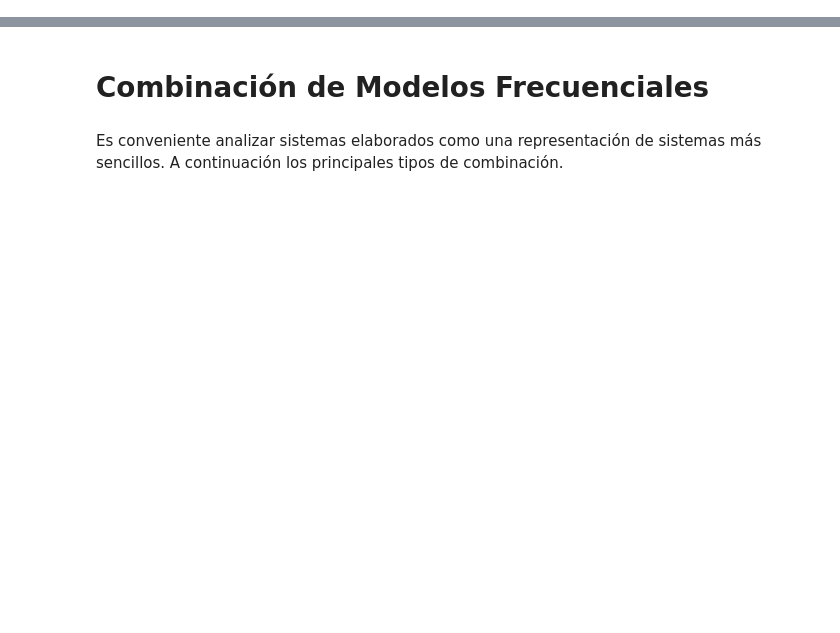
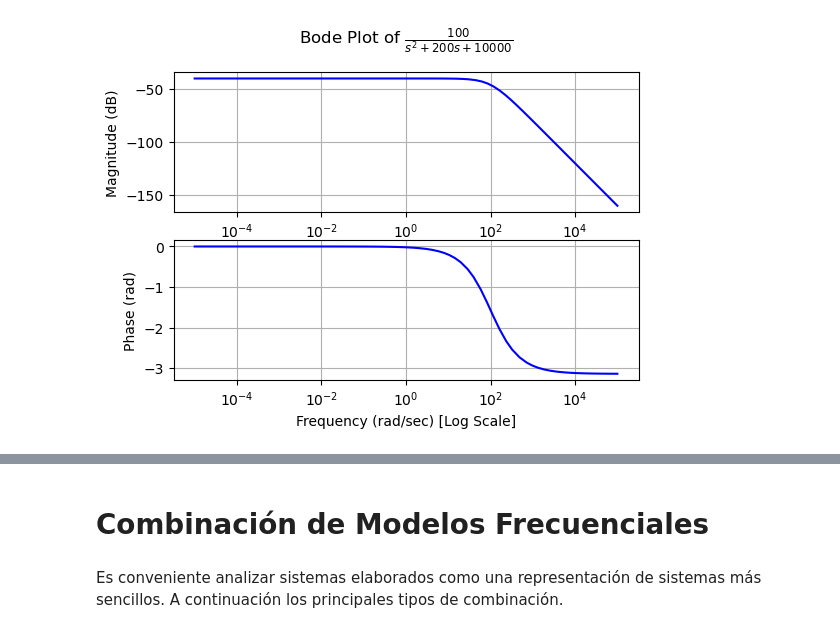
Before and after one commit to pierrediazp/Se-ales_y_Sistemas, a Jupyter notebook: 08_Combinaciones.ipynb, the cells around one changed output, grey strips where cells are left out. Saved outputs shown, nothing was run; the diff lists cells and outputs as text; code cells hidden in the pictures; blank space fills up the shorter version.

```diff
--- a/08_Combinaciones.ipynb
+++ b/08_Combinaciones.ipynb
@@ -22,0 +33,7 @@ def db(x):
+# %%
+H2 = TransferFunction(100,s**2+200*s+10000, s)
+plt.rcParams['figure.figsize'] = 6, 4
+
+bode_plot(H2)
+# %% [output]
+[figure, added]
```
Also changed, not shown: parts of 10 cells of this notebook, 2 other files.
